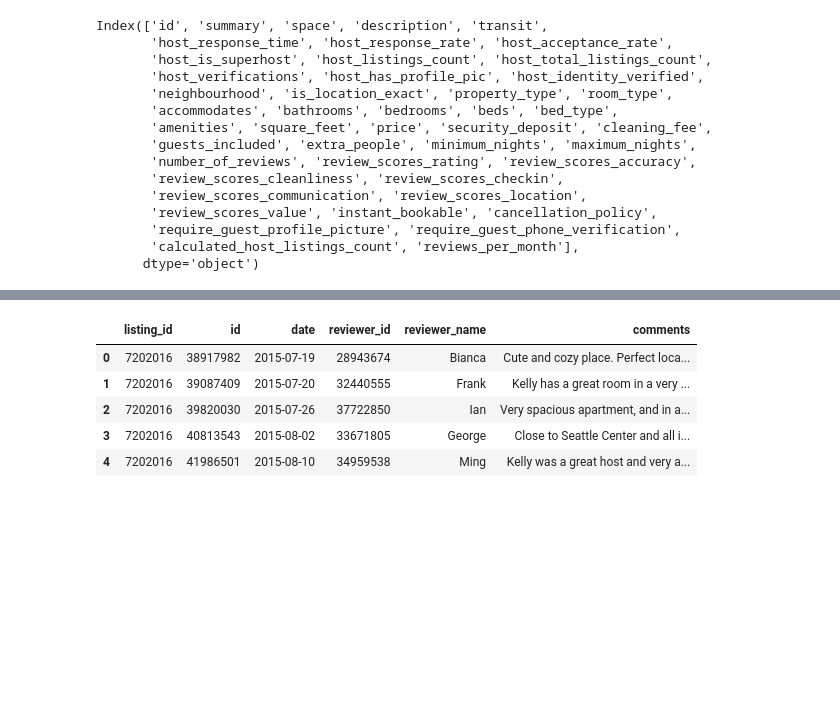
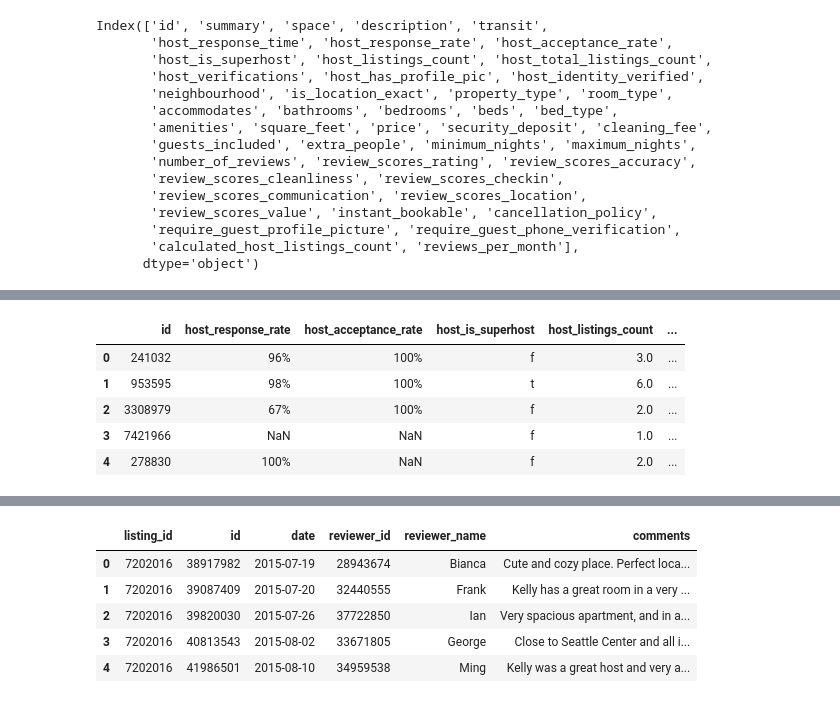
Before and after one commit to Duratorre/AirBnB-Data-Analysis, a Jupyter notebook: Analysis.ipynb, the cells around one changed output, grey strips where cells are left out. Cells and saved outputs as stored; diff of their text form; code cells hidden in the pictures; blank space fills up the shorter version.

Commit message:
Introduced One Hot Encoding for transportations, Dropped nan values

```diff
--- a/Analysis.ipynb
+++ b/Analysis.ipynb
@@ -325,3 +325,25 @@ df_lis8.head()
 | 2 | 3308979 | A bus stop is just 2 blocks away.... | 67% | 100% | f | 2.0 | ... |
 | 3 | 7421966 | NaN | NaN | NaN | f | 1.0 | ... |
 | 4 | 278830 | The nearest public transit bus (D... | 100% | NaN | f | 2.0 | ... |
+# %%
+# One Hot Encoding for transportation
+
+transport_means = ['Bus', 'Light Rail', 'Ferry', 'Heavy Rail', 'Train', 'Metro']
+
+df_lis8['transit'].fillna("NaN", inplace=True)
+
+for mean in transport_means:
+    booleans = df_lis8['transit'].str.contains(mean, False)    #re.find(mean, 'hello', re.IGNORECASE)
+    new_col = [int(boolean) for boolean in booleans]
+    new_col_name = 'transit_{}'.format(mean)
+    df_lis8[new_col_name] = new_col
+
+df_lis8.drop(columns='transit', inplace=True)
+df_lis8.head()
+# %% [output]
+|  | id | host_response_rate | host_acceptance_rate | host_is_superhost | host_listings_count | ... |
+| 0 | 241032 | 96% | 100% | f | 3.0 | ... |
+| 1 | 953595 | 98% | 100% | t | 6.0 | ... |
+| 2 | 3308979 | 67% | 100% | f | 2.0 | ... |
+| 3 | 7421966 | NaN | NaN | f | 1.0 | ... |
+| 4 | 278830 | 100% | NaN | f | 2.0 | ... |
```
Also changed, not shown: parts of 9 cells of this notebook.
